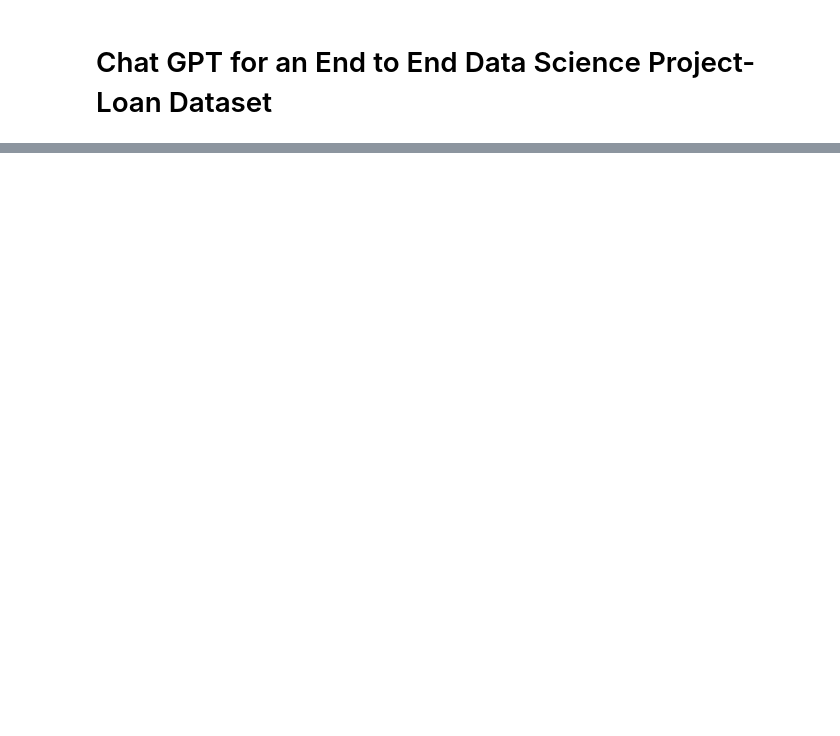
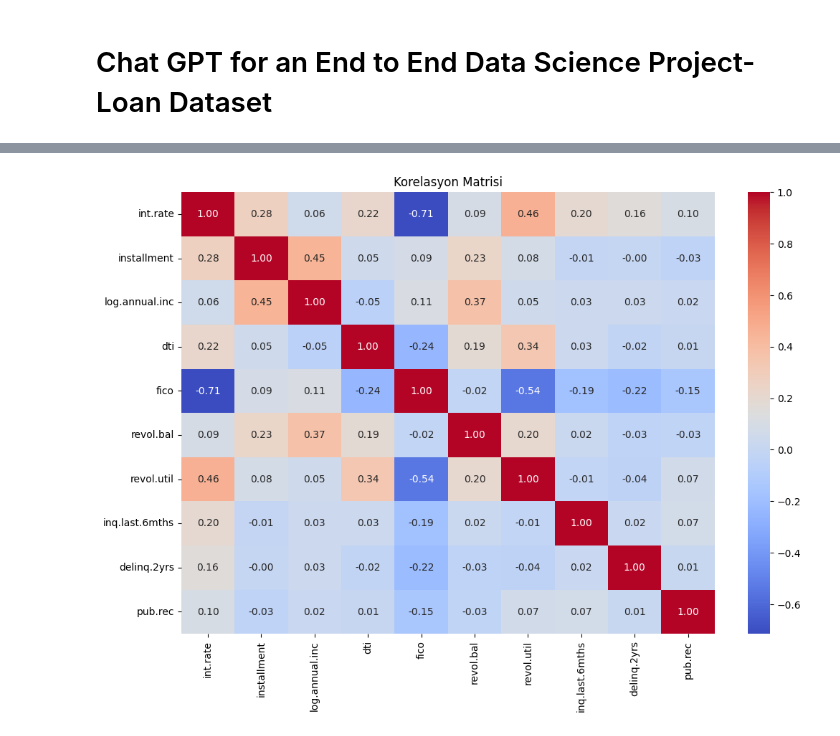
Before and after one commit to veribilimi77/ChatGPT_End_to_End_Data-Science-Project_Loan_dataset, a Jupyter notebook: ChatGPT_End_to_End_Data_Science_Project_Loan_dataset.ipynb, the cells around one changed output, grey strips where cells are left out. Drawn from its saved outputs; the diff is of its cells as text; code cells hidden in the pictures; blank space fills up the shorter version.

```diff
--- a/ChatGPT_End_to_End_Data_Science_Project_Loan_dataset.ipynb
+++ b/ChatGPT_End_to_End_Data_Science_Project_Loan_dataset.ipynb
@@ -551,0 +173,8 @@ This share link expires in 72 hours. For free permanent hosting and GPU upgrades
+# %%
+# Korelasyon Matrix
+print("\nKorelasyon matriksi: ")
+numerical_features = ['int.rate', 'installment', 'log.annual.inc', 'dti',
+                      'fico', 'revol.bal', 'revol.util', 'inq.last.6mths',
+                      'delinq.2yrs', 'pub.rec']
+corr_matrix = df[numerical_features].corr()
+print(corr_matrix)
@@ -551,0 +199,8 @@ This share link expires in 72 hours. For free permanent hosting and GPU upgrades
+# %%
+# Yukaridaki veri ciktisi cok anlamli olmayabilir bu nedenle isi haritasi(heatmap) uzerinde korelasyon daha net anlasilacaktir
+plt.figure(figsize=(12, 8))
+sns.heatmap(corr_matrix, annot=True, cmap="coolwarm", fmt=".2f")
+plt.title("Korelasyon Matrisi")
+plt.show()
+# %% [output]
+[figure, added]
```
Also changed, not shown: parts of 61 cells of this notebook.
